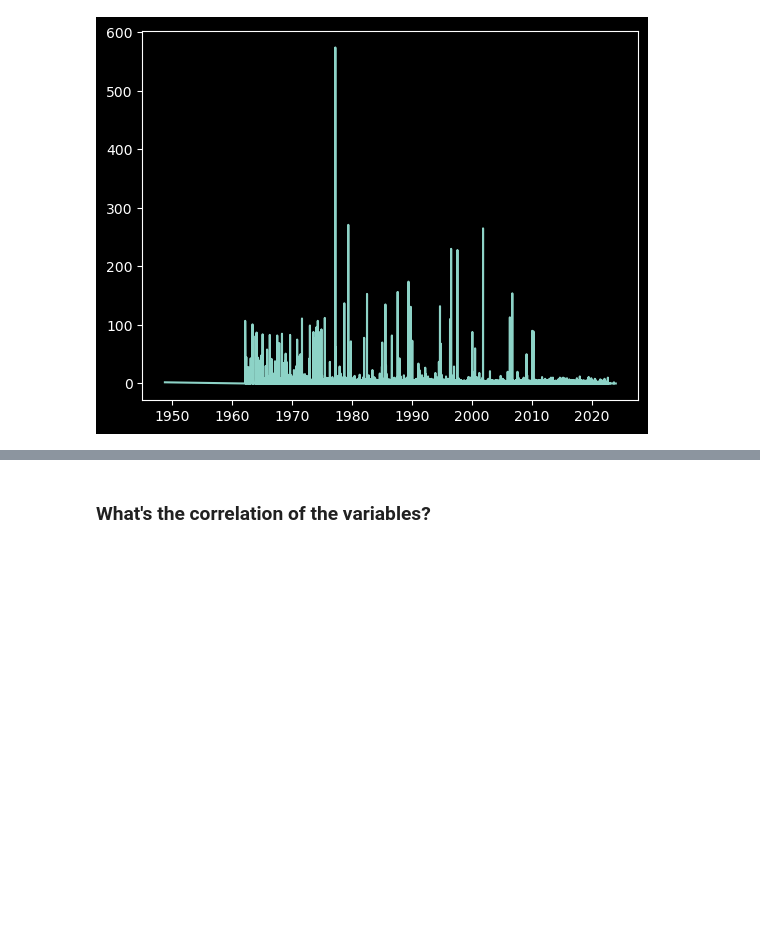
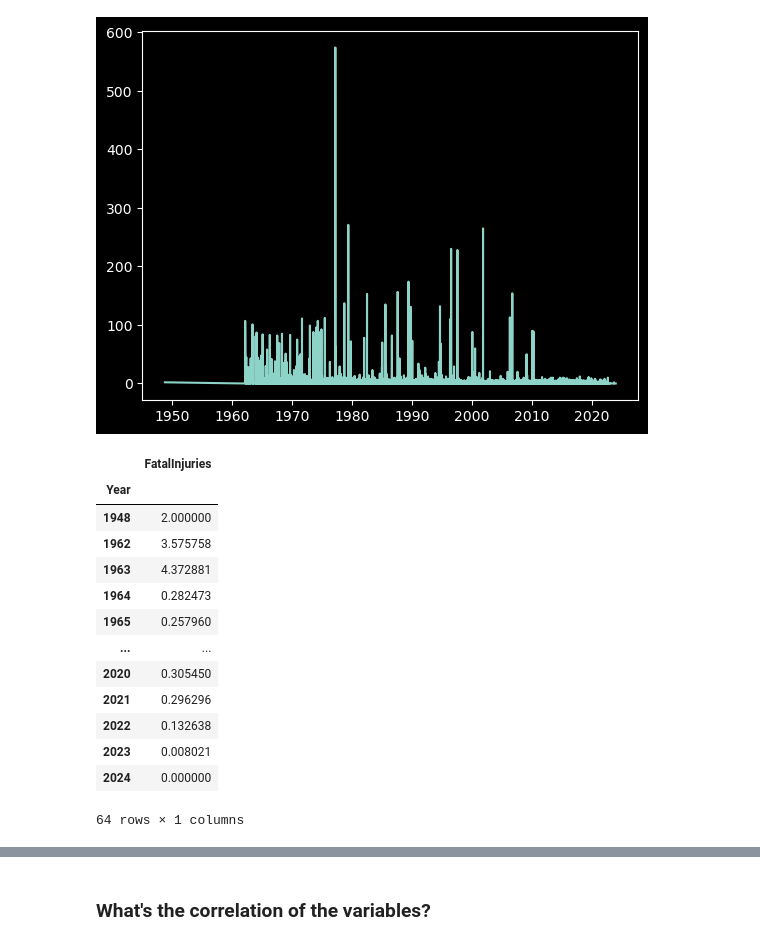
Before and after one commit to deniselouzada/air-accident-reports, a Jupyter notebook: ntsb-accidents2.ipynb, the cells around one changed output, grey strips where cells are left out. Cells and saved outputs as stored; diff of their text form; code cells hidden in the pictures; blank space fills up the shorter version.

```diff
--- a/ntsb-accidents2.ipynb
+++ b/ntsb-accidents2.ipynb
@@ -837,3 +837,22 @@ plt.plot(df.FatalInjuries)
 plt.show()
 # %% [output]
 [figure]
+# %%
+avg_fatalities = df.groupby('Year')['FatalInjuries'].mean()
+avg_fatalities = pd.DataFrame(avg_fatalities)
+avg_fatalities
+# %% [output]
+|  | FatalInjuries |
+| Year |  |
+| 1948 | 2.000000 |
+| 1962 | 3.575758 |
+| 1963 | 4.372881 |
+| 1964 | 0.282473 |
+| 1965 | 0.257960 |
+| ... | ... |
+| 2020 | 0.305450 |
+| 2021 | 0.296296 |
+| 2022 | 0.132638 |
+| 2023 | 0.008021 |
+| 2024 | 0.000000 |
+64 rows × 1 columns
```
Also changed, not shown: parts of 1 cell of this notebook.
